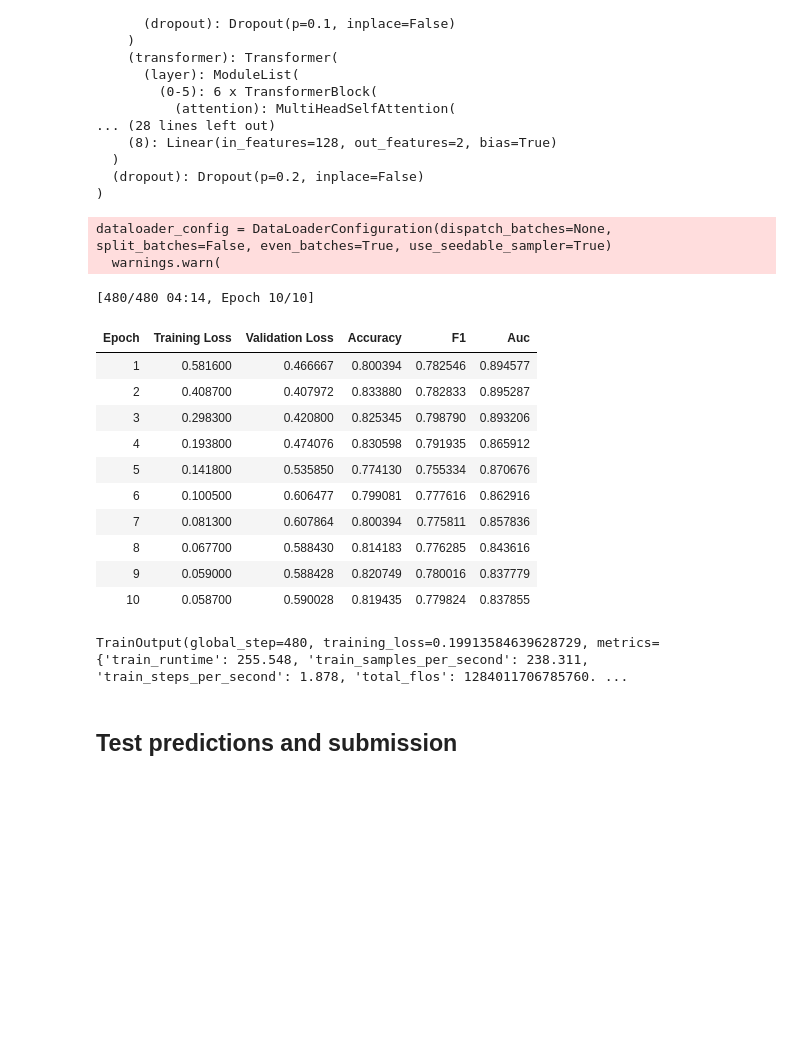
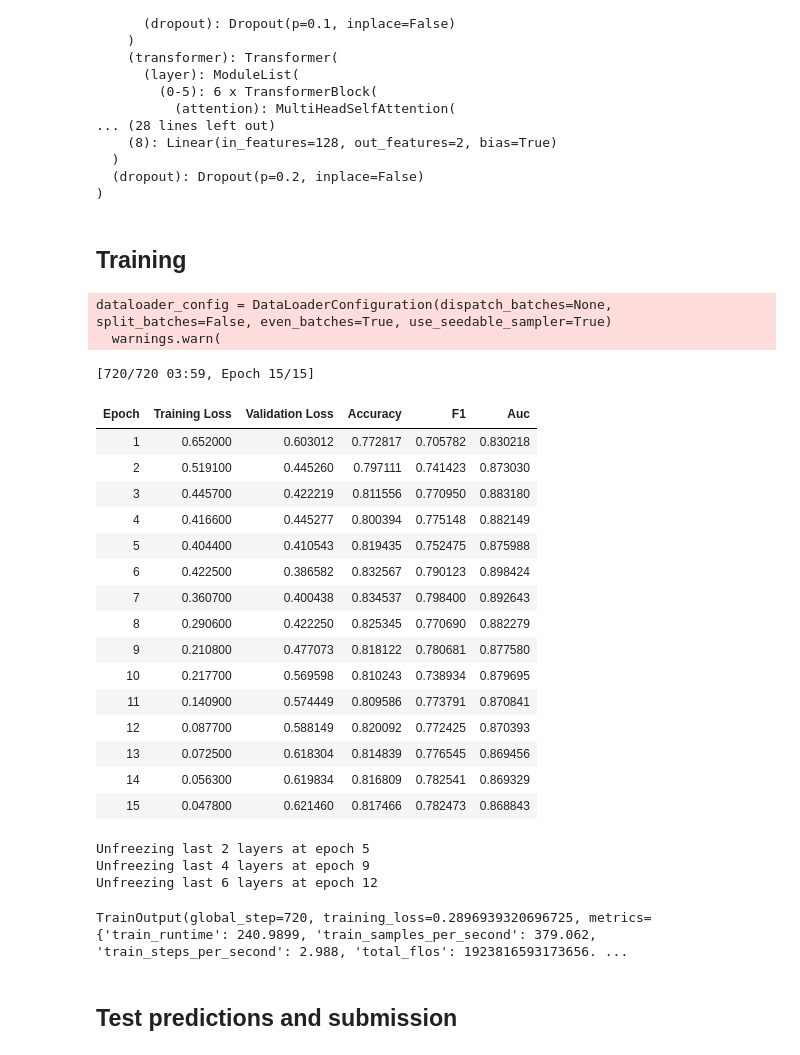
Before and after one commit to syerramilli/kaggle-notebooks, a Jupyter notebook: nlp/disaster-tweets-finetune-distilbert-transformers.ipynb, the cells around one changed output. Drawn from its saved outputs; the diff is of its cells as text; code cells hidden in the pictures; blank space fills up the shorter version.

Commit message:
gradual unfreezing of distilbert layers with a callback

```diff
--- a/nlp/disaster-tweets-finetune-distilbert-transformers.ipynb
+++ b/nlp/disaster-tweets-finetune-distilbert-transformers.ipynb
@@ -36,8 +39,8 @@ from pathlib import Path
 # Configuration
 BATCH_SIZE = 128
 MODEL_NAME = 'distilbert-base-uncased'
-NUM_EPOCHS = 10
-MAX_LR = 1e-4
+NUM_EPOCHS = 15
+MAX_LR = 5e-4
 WEIGHT_DECAY = 1e-6
 # %% [markdown]
 ## Load the data and check for missing values
@@ -200,5 +203,14 @@ class CustomDistilBertForSequenceClassification(DistilBertForSequenceClassificat
         return torch.nn.utils.rnn.PackedSequence(
             loss=loss, logits=logits, hidden_states=outputs.hidden_states, attentions=outputs.attentions
         )
+
+    def freeze_base_model(self):
+        for param in self.distilbert.parameters():
+            param.requires_grad = False
+
+    def unfreeze_last_layers(self, num_layers):
+        for layer in self.distilbert.transformer.layer[-num_layers:]:
+            for param in layer.parameters():
+                param.requires_grad = True
 # %%
 model = CustomDistilBertForSequenceClassification.from_pretrained(MODEL_NAME)
@@ -228,6 +238,21 @@ CustomDistilBertForSequenceClassification(
   )
   (dropout): Dropout(p=0.2, inplace=False)
 )
+# %% [markdown]
+## Training
+# %%
+class GradualUnfreezingCallback(TrainerCallback):
+    def __init__(self, model, intervals):
+        self.model = model
+        self.intervals = intervals
+        self.current_interval = 0
+
+    def on_epoch_end(self, args, state, control, **kwargs):
+        if state.epoch in self.intervals:
+            num_layers = self.intervals[state.epoch]
+            self.model.unfreeze_last_layers(num_layers)
+            self.current_interval += 1
+            print(f"Unfreezing last {num_layers} layers at epoch {int(state.epoch)}")
 # %%
 def compute_metrics(pred):
     labels = pred.label_ids
@@ -257,44 +282,56 @@ training_args = TrainingArguments(
 # %%
 # define the optimizer and scheduler
 optimizer = AdamW(model.parameters(), weight_decay= WEIGHT_DECAY)
 lr_scheduler = OneCycleLR(
     optimizer, max_lr = MAX_LR,
     epochs = NUM_EPOCHS,
     steps_per_epoch=int(np.ceil(len(tokenized_dataset['train']) / BATCH_SIZE)),
     anneal_strategy='cos',
-    pct_start=0.2
+    pct_start=0.3
 )
 
+# Define the intervals for unfreezing layers
+unfreeze_intervals = {5: 2, 9: 4, 12: 6}
+unfreezing_callback = GradualUnfreezingCallback(model, unfreeze_intervals)
 
 # Create the Trainer
 trainer = Trainer(
     model=model,
     args=training_args,
     compute_metrics=compute_metrics,
     train_dataset=tokenized_dataset['train'],
     eval_dataset=tokenized_dataset['test'],
     tokenizer=tokenizer,
     optimizers=(optimizer, lr_scheduler),
+    callbacks=[unfreezing_callback]
 )
 
 # Fine-tune the model
 trainer.train()
 # %% [output]
 dataloader_config = DataLoaderConfiguration(dispatch_batches=None, split_batches=False, even_batches=True, use_seedable_sampler=True)
   warnings.warn(
-[480/480 04:14, Epoch 10/10]
+[720/720 03:59, Epoch 15/15]
 | Epoch | Training Loss | Validation Loss | Accuracy | F1 | Auc |
-| 1 | 0.581600 | 0.466667 | 0.800394 | 0.782546 | 0.894577 |
-| 2 | 0.408700 | 0.407972 | 0.833880 | 0.782833 | 0.895287 |
-| 3 | 0.298300 | 0.420800 | 0.825345 | 0.798790 | 0.893206 |
-| 4 | 0.193800 | 0.474076 | 0.830598 | 0.791935 | 0.865912 |
-| 5 | 0.141800 | 0.535850 | 0.774130 | 0.755334 | 0.870676 |
-| 6 | 0.100500 | 0.606477 | 0.799081 | 0.777616 | 0.862916 |
-| 7 | 0.081300 | 0.607864 | 0.800394 | 0.775811 | 0.857836 |
-| 8 | 0.067700 | 0.588430 | 0.814183 | 0.776285 | 0.843616 |
-| 9 | 0.059000 | 0.588428 | 0.820749 | 0.780016 | 0.837779 |
-| 10 | 0.058700 | 0.590028 | 0.819435 | 0.779824 | 0.837855 |
+| 1 | 0.652000 | 0.603012 | 0.772817 | 0.705782 | 0.830218 |
+| 2 | 0.519100 | 0.445260 | 0.797111 | 0.741423 | 0.873030 |
+| 3 | 0.445700 | 0.422219 | 0.811556 | 0.770950 | 0.883180 |
+| 4 | 0.416600 | 0.445277 | 0.800394 | 0.775148 | 0.882149 |
+| 5 | 0.404400 | 0.410543 | 0.819435 | 0.752475 | 0.875988 |
+| 6 | 0.422500 | 0.386582 | 0.832567 | 0.790123 | 0.898424 |
+| 7 | 0.360700 | 0.400438 | 0.834537 | 0.798400 | 0.892643 |
+| 8 | 0.290600 | 0.422250 | 0.825345 | 0.770690 | 0.882279 |
+| 9 | 0.210800 | 0.477073 | 0.818122 | 0.780681 | 0.877580 |
+| 10 | 0.217700 | 0.569598 | 0.810243 | 0.738934 | 0.879695 |
+| 11 | 0.140900 | 0.574449 | 0.809586 | 0.773791 | 0.870841 |
+| 12 | 0.087700 | 0.588149 | 0.820092 | 0.772425 | 0.870393 |
+| 13 | 0.072500 | 0.618304 | 0.814839 | 0.776545 | 0.869456 |
+| 14 | 0.056300 | 0.619834 | 0.816809 | 0.782541 | 0.869329 |
+| 15 | 0.047800 | 0.621460 | 0.817466 | 0.782473 | 0.868843 |
-TrainOutput(global_step=480, training_loss=0.19913584639628729, metrics={'train_runtime': 255.548, 'train_samples_per_second': 238.311, 'train_steps_per_second': 1.878, 'total_flos': 1284011706785760. ...
+Unfreezing last 2 layers at epoch 5
+Unfreezing last 4 layers at epoch 9
+Unfreezing last 6 layers at epoch 12
+TrainOutput(global_step=720, training_loss=0.2896939320696725, metrics={'train_runtime': 240.9899, 'train_samples_per_second': 379.062, 'train_steps_per_second': 2.988, 'total_flos': 1923816593173656. ...
 # %% [markdown]
 ## Test predictions and submission
 # %%
```
Also changed, not shown: parts of 5 cells of this notebook.
